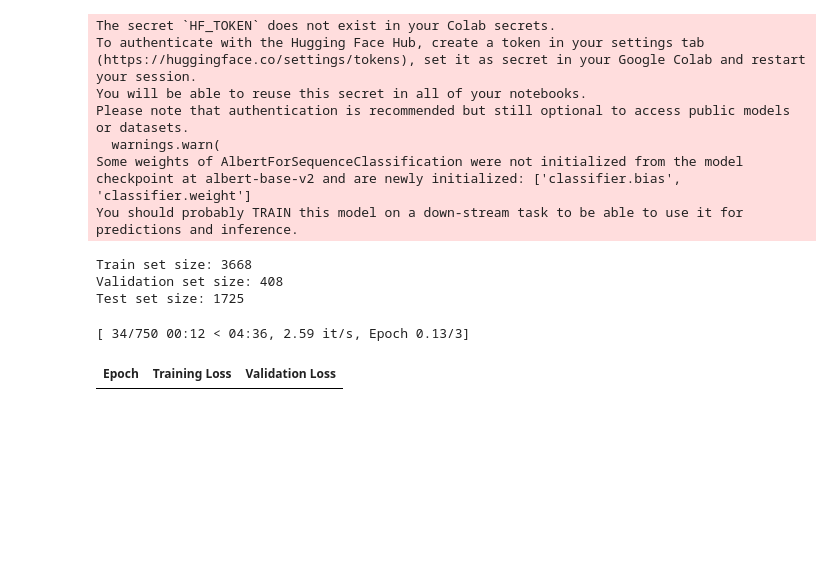
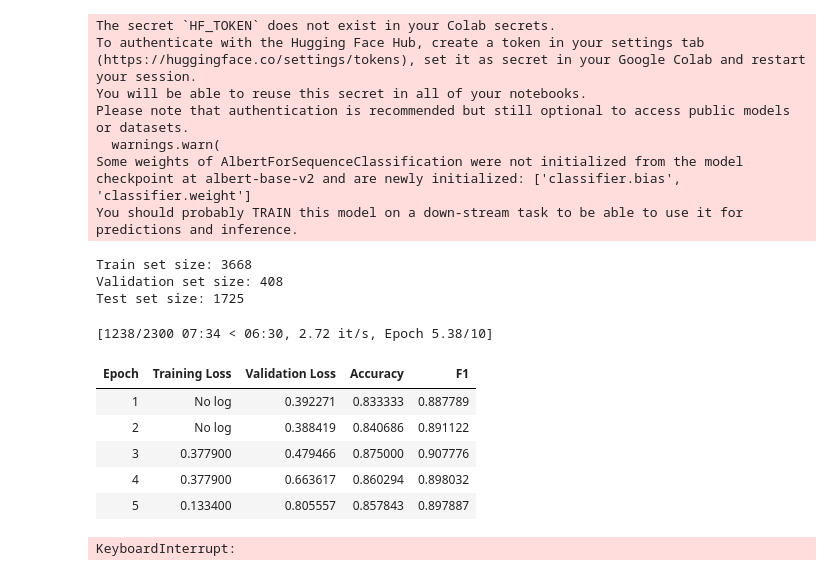
Before and after one commit to hassanSattariNia/FederatedLearning, a Jupyter notebook: Albert_V2.ipynb, the cells around one changed output. Cells and saved outputs as stored; diff of their text form; code cells hidden in the pictures; blank space fills up the shorter version.

Commit message:
change parameter for better accuracy

```diff
--- a/Albert_V2.ipynb
+++ b/Albert_V2.ipynb
@@ -48,43 +48,57 @@ Validation set size: 408
 Test set size: 1725
 # %%
 def preprocess_function(examples):
-    return tokenizer(examples['sentence1'], examples['sentence2'], truncation=True, padding="max_length")
+    return tokenizer(examples['sentence1'], examples['sentence2'], truncation=True, padding="max_length", max_length=128)
 
 tokenized_dataset = dataset.map(preprocess_function, batched=True)
 # %%
+def compute_metrics(eval_pred):
+    predictions, labels = eval_pred
+    predictions = predictions.argmax(axis=-1)
 
-# Function to compute accuracy
-def compute_metrics(eval_pred):
-    logits, labels = eval_pred
-    predictions = logits.argmax(axis=-1)
+    accuracy_metric = evaluate.load("accuracy")
+    f1_metric = evaluate.load("f1")
+
     accuracy = accuracy_metric.compute(predictions=predictions, references=labels)
-    return {"accuracy": accuracy["accuracy"]}
+    f1 = f1_metric.compute(predictions=predictions, references=labels)
+
+    return {
+        "accuracy": accuracy["accuracy"],
+        "f1": f1["f1"]
+    }
 # %%
 from transformers import Trainer, TrainingArguments
 
 training_args = TrainingArguments(
     output_dir="./results",  # Directory to save checkpoints and logs
     evaluation_strategy="epoch",
-    per_device_train_batch_size=4,
-    per_device_eval_batch_size=4,
-    num_train_epochs=3,
+     learning_rate=2e-5,
+    per_device_train_batch_size=16,
+    per_device_eval_batch_size=16,
+    num_train_epochs=10,
     weight_decay=0.01,
     report_to="none"
 )
 
 
 trainer = Trainer(
     model=model,
     args=training_args,
-    train_dataset=tokenized_dataset['train'].select(range(1000)),
-    eval_dataset=tokenized_dataset['validation'].select(range(100)),
+    train_dataset=tokenized_dataset['train'],
+    eval_dataset=tokenized_dataset['validation'],
     compute_metrics = compute_metrics
 )
 
 trainer.train()
 # %% [output]
-[ 34/750 00:12 < 04:36, 2.59 it/s, Epoch 0.13/3]
+[1238/2300 07:34 < 06:30, 2.72 it/s, Epoch 5.38/10]
-| Epoch | Training Loss | Validation Loss |
+| Epoch | Training Loss | Validation Loss | Accuracy | F1 |
+| 1 | No log | 0.392271 | 0.833333 | 0.887789 |
+| 2 | No log | 0.388419 | 0.840686 | 0.891122 |
+| 3 | 0.377900 | 0.479466 | 0.875000 | 0.907776 |
+| 4 | 0.377900 | 0.663617 | 0.860294 | 0.898032 |
+| 5 | 0.133400 | 0.805557 | 0.857843 | 0.897887 |
+KeyboardInterrupt:
 # %%
 results = trainer.evaluate()
 print(results)
```
Also changed, not shown: parts of 1 cell of this notebook.
